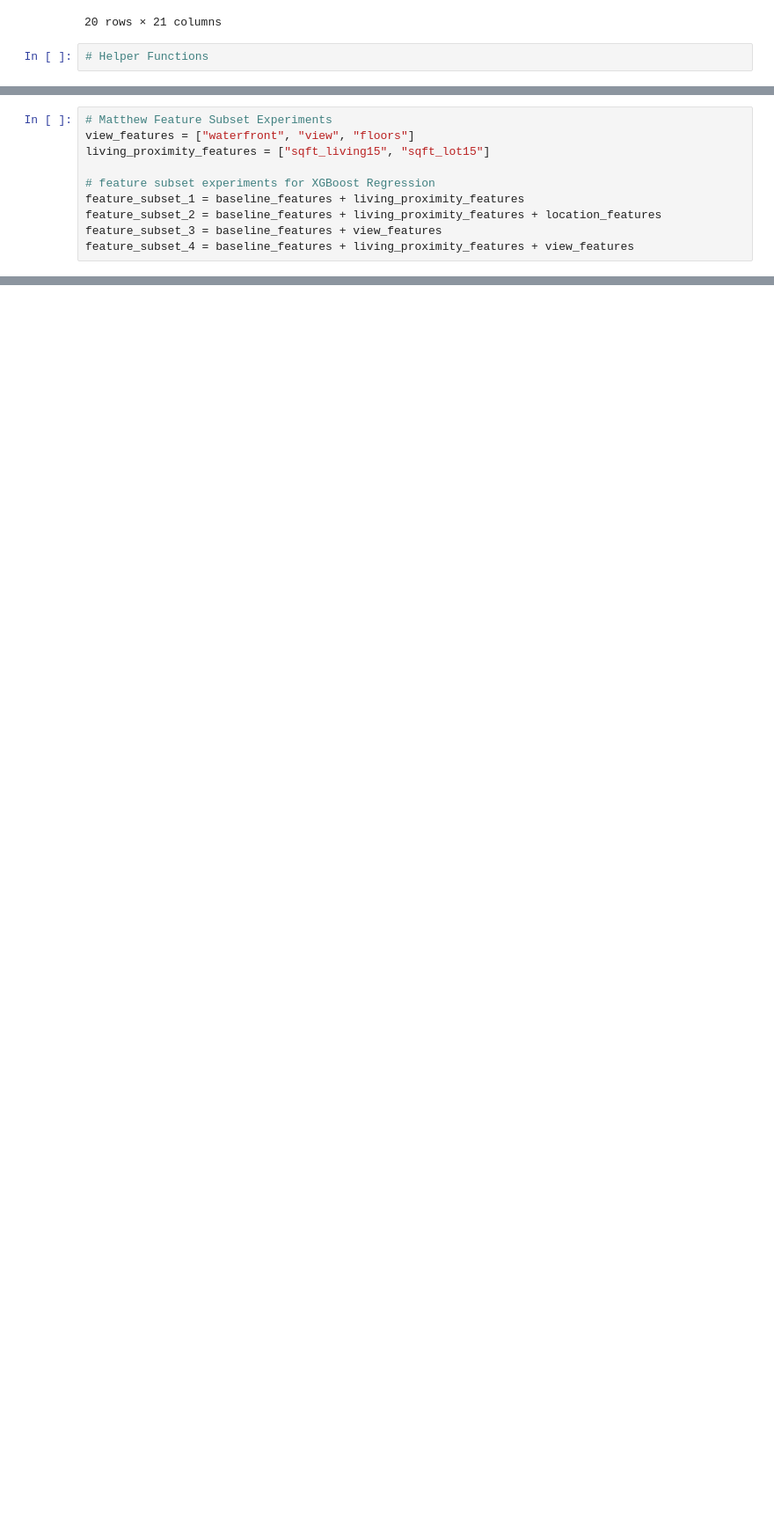
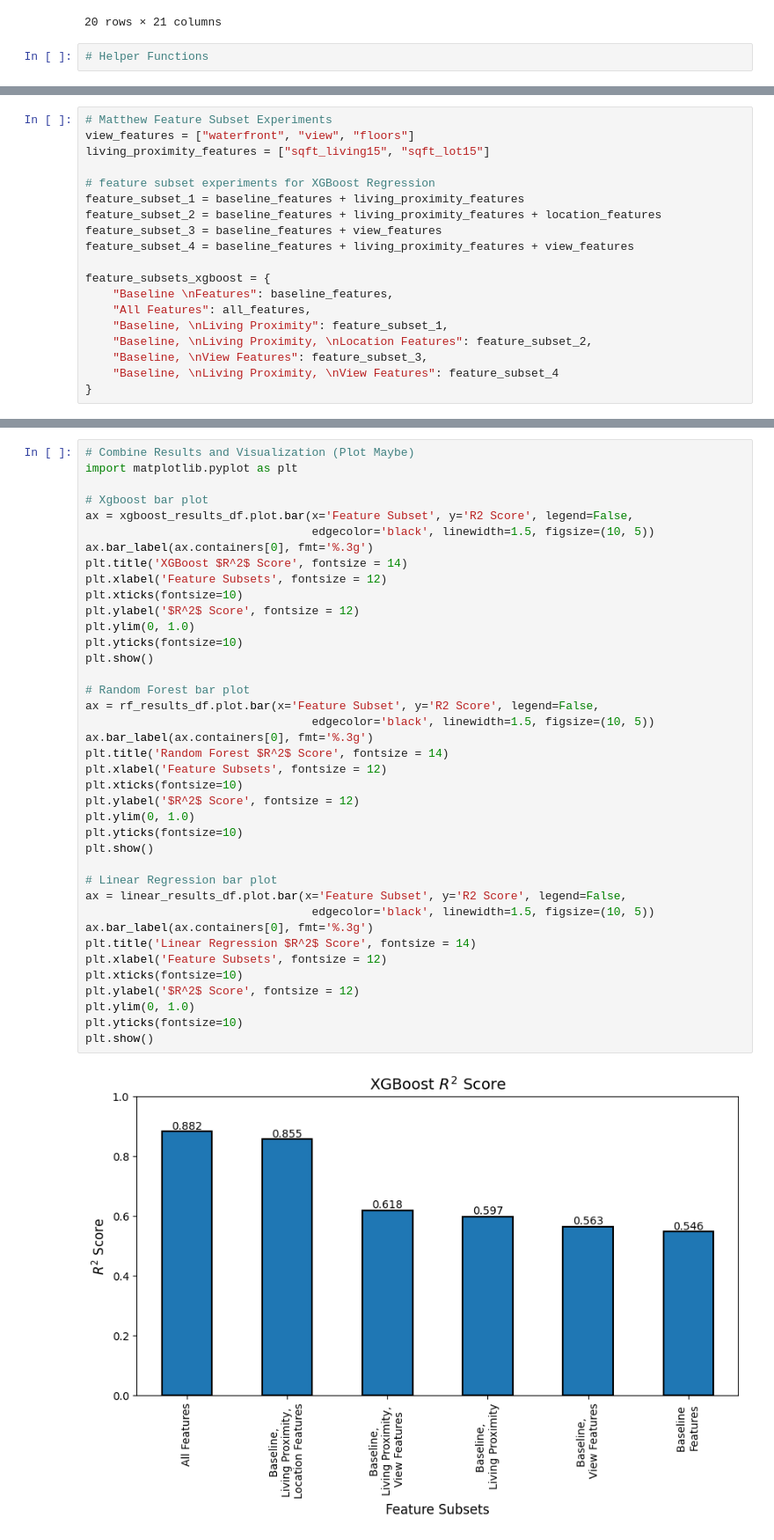
Before and after one commit to anhvuuw/Housing-Price-Prediction-Project, a Jupyter notebook: ENGR_521.ipynb, the cells around one changed output, grey strips where cells are left out. Shown at 88% size. Drawn from its saved outputs; the diff is of its cells as text; blank space fills up the shorter version.

Commit message:
Added Xgboost and Bar plot code

```diff
--- a/ENGR_521.ipynb
+++ b/ENGR_521.ipynb
@@ -301,3 +304,12 @@ feature_subset_1 = baseline_features + living_proximity_features
 feature_subset_2 = baseline_features + living_proximity_features + location_features
 feature_subset_3 = baseline_features + view_features
 feature_subset_4 = baseline_features + living_proximity_features + view_features
+
+feature_subsets_xgboost = {
+    "Baseline \nFeatures": baseline_features,
+    "All Features": all_features,
+    "Baseline, \nLiving Proximity": feature_subset_1,
+    "Baseline, \nLiving Proximity, \nLocation Features": feature_subset_2,
+    "Baseline, \nView Features": feature_subset_3,
+    "Baseline, \nLiving Proximity, \nView Features": feature_subset_4
+}
@@ -309,0 +424,41 @@ feature_subset_4 = baseline_features + living_proximity_features + view_features
+# %%
+# Combine Results and Visualization (Plot Maybe)
+import matplotlib.pyplot as plt
+
+# Xgboost bar plot
+ax = xgboost_results_df.plot.bar(x='Feature Subset', y='R2 Score', legend=False,
+                                 edgecolor='black', linewidth=1.5, figsize=(10, 5))
+ax.bar_label(ax.containers[0], fmt='%.3g')
+plt.title('XGBoost $R^2$ Score', fontsize = 14)
+plt.xlabel('Feature Subsets', fontsize = 12)
+plt.xticks(fontsize=10)
+plt.ylabel('$R^2$ Score', fontsize = 12)
+plt.ylim(0, 1.0)
+plt.yticks(fontsize=10)
+plt.show()
+
+# Random Forest bar plot
+ax = rf_results_df.plot.bar(x='Feature Subset', y='R2 Score', legend=False,
+                                 edgecolor='black', linewidth=1.5, figsize=(10, 5))
+ax.bar_label(ax.containers[0], fmt='%.3g')
+plt.title('Random Forest $R^2$ Score', fontsize = 14)
+plt.xlabel('Feature Subsets', fontsize = 12)
+plt.xticks(fontsize=10)
+plt.ylabel('$R^2$ Score', fontsize = 12)
+plt.ylim(0, 1.0)
+plt.yticks(fontsize=10)
+plt.show()
+
+# Linear Regression bar plot
+ax = linear_results_df.plot.bar(x='Feature Subset', y='R2 Score', legend=False,
+                                 edgecolor='black', linewidth=1.5, figsize=(10, 5))
+ax.bar_label(ax.containers[0], fmt='%.3g')
+plt.title('Linear Regression $R^2$ Score', fontsize = 14)
+plt.xlabel('Feature Subsets', fontsize = 12)
+plt.xticks(fontsize=10)
+plt.ylabel('$R^2$ Score', fontsize = 12)
+plt.ylim(0, 1.0)
+plt.yticks(fontsize=10)
+plt.show()
+# %% [output]
+[figure, added]
```
Also changed, not shown: parts of 11 cells of this notebook.
